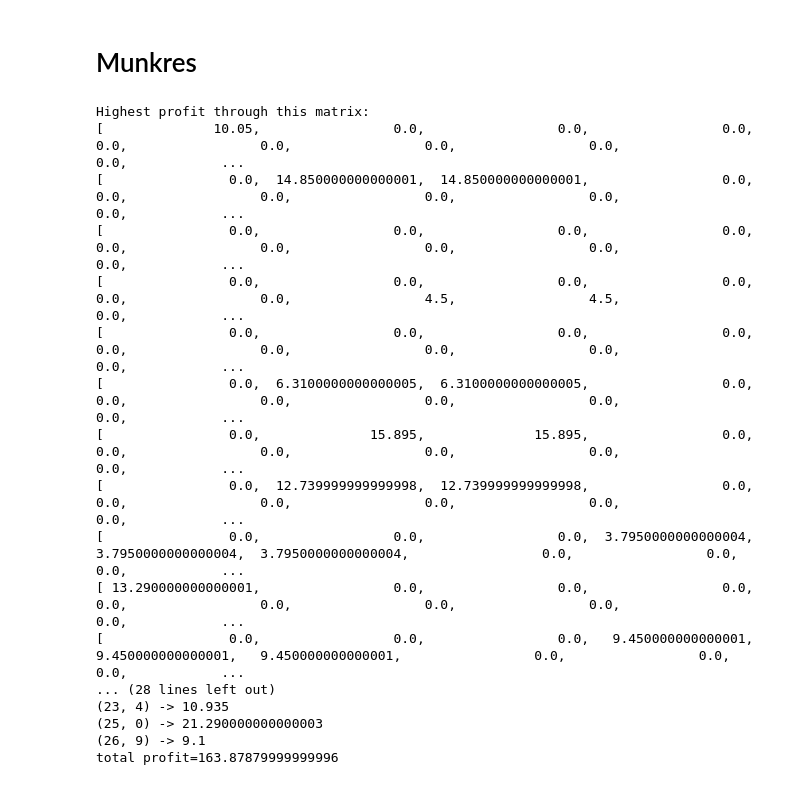
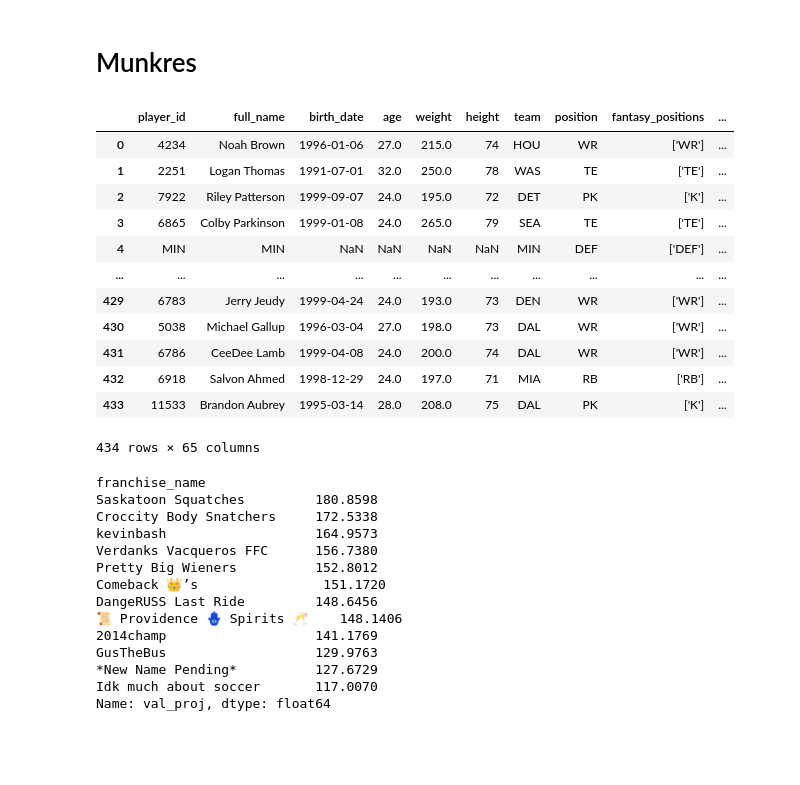
Before and after one commit to travisdharry/2023FNFL, a Jupyter notebook: hungarianOptimization.ipynb, the cells around one changed output. Drawn from its saved outputs; the diff is of its cells as text; code cells hidden in the pictures; blank space fills up the shorter version.

```diff
--- a/hungarianOptimization.ipynb
+++ b/hungarianOptimization.ipynb
@@ -152,42 +107,2 @@ array
 # %% [markdown]
 # Munkres
-# %%
-from munkres import Munkres, print_matrix
-import sys
-matrix = array.values
-cost_matrix = []
-for row in matrix:
-    cost_row = []
-    for col in row:
-        # Subtract from maximum possible points to find cost matrix
-        cost_row += [array.max().max() - col]
-    cost_matrix += [cost_row]
-
-m = Munkres()
-indexes = m.compute(cost_matrix)
-print_matrix(matrix, msg='Highest profit through this matrix:')
-total = 0
-for row, column in indexes:
-    value = matrix[row][column]
-    total += value
-    print(f'({row}, {column}) -> {value}')
-
-print(f'total profit={total}')
-# %% [output]
-Highest profit through this matrix:
-[              10.05,                 0.0,                 0.0,                 0.0,                 0.0,                 0.0,                 0.0,                 0.0,                 0.0,            ...
-[                0.0,  14.850000000000001,  14.850000000000001,                 0.0,                 0.0,                 0.0,                 0.0,                 0.0,                 0.0,            ...
-[                0.0,                 0.0,                 0.0,                 0.0,                 0.0,                 0.0,                 0.0,                 0.0,                 0.0,            ...
-[                0.0,                 0.0,                 0.0,                 0.0,                 0.0,                 0.0,                 4.5,                 4.5,                 0.0,            ...
-[                0.0,                 0.0,                 0.0,                 0.0,                 0.0,                 0.0,                 0.0,                 0.0,                 0.0,            ...
-[                0.0,  6.3100000000000005,  6.3100000000000005,                 0.0,                 0.0,                 0.0,                 0.0,                 0.0,                 0.0,            ...
-[                0.0,              15.895,              15.895,                 0.0,                 0.0,                 0.0,                 0.0,                 0.0,                 0.0,            ...
-[                0.0,  12.739999999999998,  12.739999999999998,                 0.0,                 0.0,                 0.0,                 0.0,                 0.0,                 0.0,            ...
-[                0.0,                 0.0,                 0.0,  3.7950000000000004,  3.7950000000000004,  3.7950000000000004,                 0.0,                 0.0,                 0.0,            ...
-[ 13.290000000000001,                 0.0,                 0.0,                 0.0,                 0.0,                 0.0,                 0.0,                 0.0,                 0.0,            ...
-[                0.0,                 0.0,                 0.0,   9.450000000000001,   9.450000000000001,   9.450000000000001,                 0.0,                 0.0,                 0.0,            ...
-... (28 lines left out)
-(23, 4) -> 10.935
-(25, 0) -> 21.290000000000003
-(26, 9) -> 9.1
-total profit=163.87879999999996
@@ -193,0 +165,34 @@ total profit=163.87879999999996
+# %%
+optimized = optimized.merge(valProjs, how='left', on=['player_id', 'week'])
+optimized
+# %% [output]
+|  | player_id | full_name | birth_date | age | weight | height | team | position | fantasy_positions | ... |
+| 0 | 4234 | Noah Brown | 1996-01-06 | 27.0 | 215.0 | 74 | HOU | WR | ['WR'] | ... |
+| 1 | 2251 | Logan Thomas | 1991-07-01 | 32.0 | 250.0 | 78 | WAS | TE | ['TE'] | ... |
+| 2 | 7922 | Riley Patterson | 1999-09-07 | 24.0 | 195.0 | 72 | DET | PK | ['K'] | ... |
+| 3 | 6865 | Colby Parkinson | 1999-01-08 | 24.0 | 265.0 | 79 | SEA | TE | ['TE'] | ... |
+| 4 | MIN | MIN | NaN | NaN | NaN | NaN | MIN | DEF | ['DEF'] | ... |
+| ... | ... | ... | ... | ... | ... | ... | ... | ... | ... | ... |
+| 429 | 6783 | Jerry Jeudy | 1999-04-24 | 24.0 | 193.0 | 73 | DEN | WR | ['WR'] | ... |
+| 430 | 5038 | Michael Gallup | 1996-03-04 | 27.0 | 198.0 | 73 | DAL | WR | ['WR'] | ... |
+| 431 | 6786 | CeeDee Lamb | 1999-04-08 | 24.0 | 200.0 | 74 | DAL | WR | ['WR'] | ... |
+| 432 | 6918 | Salvon Ahmed | 1998-12-29 | 24.0 | 197.0 | 71 | MIA | RB | ['RB'] | ... |
+| 433 | 11533 | Brandon Aubrey | 1995-03-14 | 28.0 | 208.0 | 75 | DAL | PK | ['K'] | ... |
+434 rows × 65 columns
+# %%
+optimized.groupby('franchise_name')['val_proj'].sum().sort_values(ascending=False)
+# %% [output]
+franchise_name
+Saskatoon Squatches         180.8598
+Croccity Body Snatchers     172.5338
+kevinbash                   164.9573
+Verdanks Vacqueros FFC      156.7380
+Pretty Big Wieners          152.8012
+Comeback 👑’s                151.1720
+DangeRUSS Last Ride         148.6456
+📜 Providence 🪬 Spirits 🥂    148.1406
+2014champ                   141.1769
+GusTheBus                   129.9763
+*New Name Pending*          127.6729
+Idk much about soccer       117.0070
+Name: val_proj, dtype: float64
```
Also changed, not shown: parts of 11 cells of this notebook, 3 other files.
